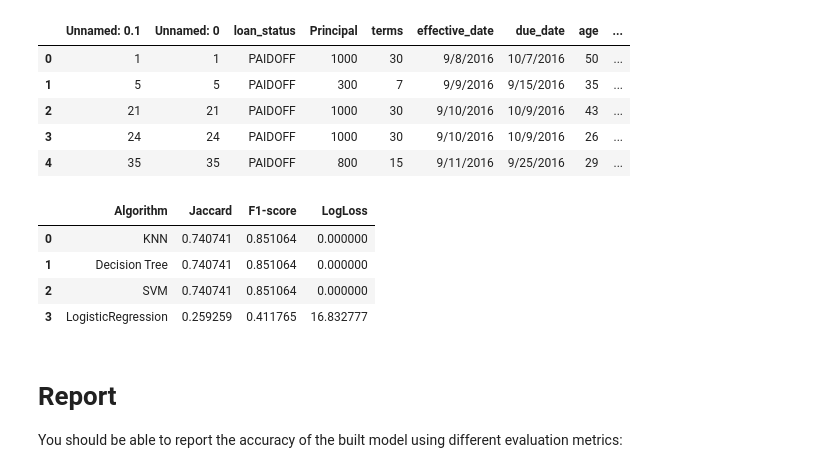
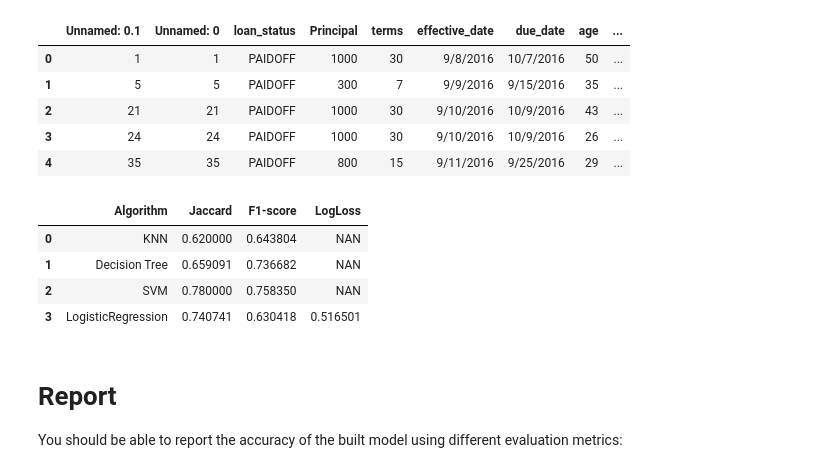
Before and after one commit to oabonwako/MachineLearningProjects, a Jupyter notebook: ML0101N-Proj-Loan-py-v1.ipynb, the cells around one changed output. Cells and saved outputs as stored; diff of their text form; code cells hidden in the pictures.

```diff
--- a/ML0101N-Proj-Loan-py-v1.ipynb
+++ b/ML0101N-Proj-Loan-py-v1.ipynb
@@ -373,6 +373,7 @@ new_test_df = pd.concat([test_df,edu], axis=1)
 #new_test_df.head()
 
 X = new_test_df[["Principal","terms","age","Gender","weekend","Bechalor","High School or Below","college"]]
+X = preprocessing.StandardScaler().fit_transform(X)
 
 y = new_test_df["loan_status"]
 # %%
@@ -383,20 +384,20 @@ yhat_lr = logreg.predict(X)
 yhat_lr_prob = logreg.predict_proba(X)
 # %%
 dic = [
-    {"Algorithm": "KNN", "Jaccard":jaccard_score(y,yhat_k,pos_label="PAIDOFF"), "F1-score": f1_score(y,yhat_k,pos_label="PAIDOFF"), "LogLoss": 0},
-    {"Algorithm": "Decision Tree", "Jaccard":jaccard_score(y,yhat_d,pos_label="PAIDOFF"), "F1-score": f1_score(y,yhat_d,pos_label="PAIDOFF"), "LogLoss": 0},
-    {"Algorithm": "SVM", "Jaccard":jaccard_score(y,yhat_s,pos_label="PAIDOFF"), "F1-score": f1_score(y,yhat_s,pos_label="PAIDOFF"), "LogLoss": 0},
-    {"Algorithm": "LogisticRegression", "Jaccard":jaccard_score(y,yhat_lr,pos_label="COLLECTION"), "F1-score": f1_score(y,yhat_lr,pos_label="COLLECTION"), "LogLoss": log_loss(y,yhat_lr_prob)}
+    {"Algorithm": "KNN", "Jaccard":jaccard_score(y,yhat_k,pos_label="PAIDOFF"), "F1-score": f1_score(y,yhat_k,pos_label="PAIDOFF", average="weighted"), "LogLoss": "NAN"},
+    {"Algorithm": "Decision Tree", "Jaccard":jaccard_score(y,yhat_d,pos_label="PAIDOFF"), "F1-score": f1_score(y,yhat_d,pos_label="PAIDOFF", average="weighted"), "LogLoss": "NAN"},
+    {"Algorithm": "SVM", "Jaccard":jaccard_score(y,yhat_s,pos_label="PAIDOFF"), "F1-score": f1_score(y,yhat_s,pos_label="PAIDOFF", average="weighted"), "LogLoss": "NAN"},
+    {"Algorithm": "LogisticRegression", "Jaccard":jaccard_score(y,yhat_lr,pos_label="PAIDOFF"), "F1-score": f1_score(y,yhat_lr,pos_label="PAIDOFF", average="weighted"), "LogLoss": log_loss(y,yhat_lr_prob)}
 ]
 
 report = pd.DataFrame(dic)
 report
 # %% [output]
 |  | Algorithm | Jaccard | F1-score | LogLoss |
-| 0 | KNN | 0.740741 | 0.851064 | 0.000000 |
-| 1 | Decision Tree | 0.740741 | 0.851064 | 0.000000 |
-| 2 | SVM | 0.740741 | 0.851064 | 0.000000 |
-| 3 | LogisticRegression | 0.259259 | 0.411765 | 16.832777 |
+| 0 | KNN | 0.620000 | 0.643804 | NAN |
+| 1 | Decision Tree | 0.659091 | 0.736682 | NAN |
+| 2 | SVM | 0.780000 | 0.758350 | NAN |
+| 3 | LogisticRegression | 0.740741 | 0.630418 | 0.516501 |
 # %% [markdown]
 # Report
 
```
